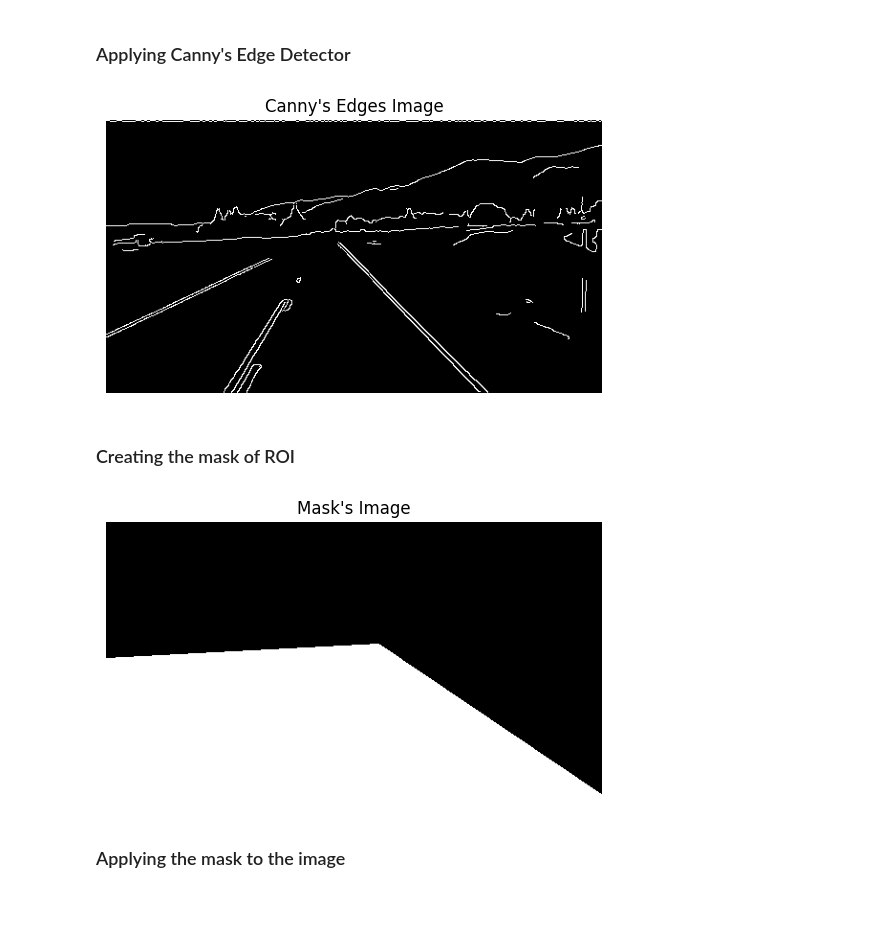
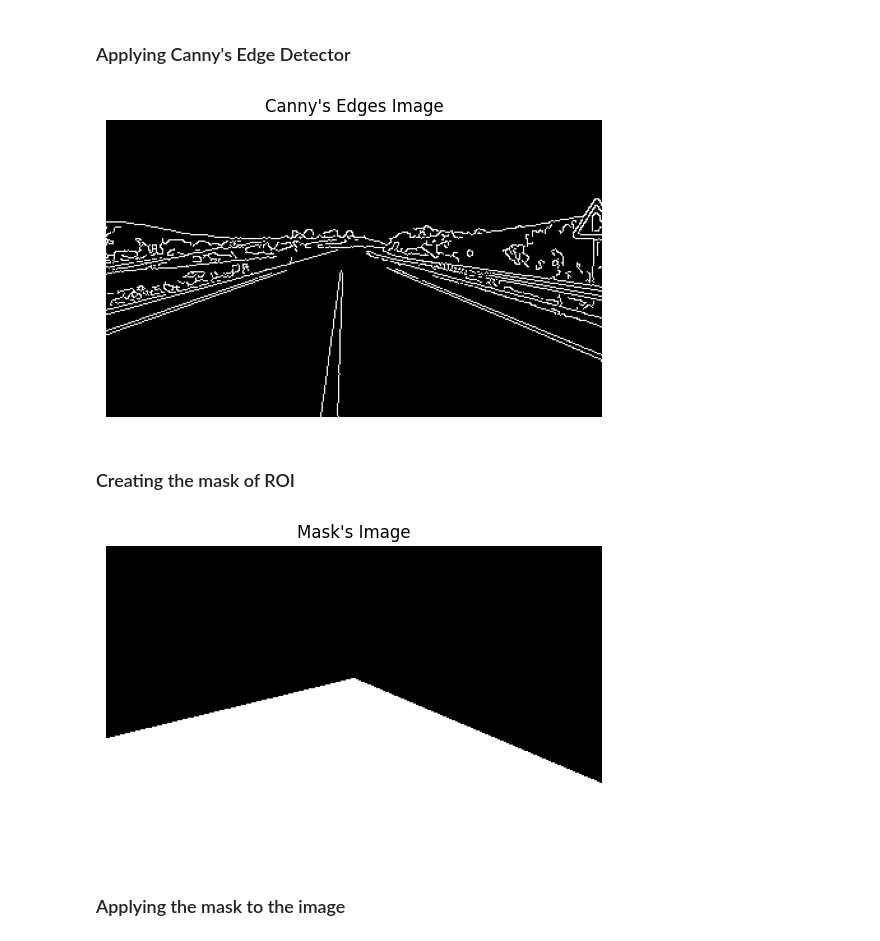
Before and after one commit to Amincsed26/Road-Lane-Detection-Using-Hough-Transform, a Jupyter notebook: lane-detection.ipynb, the cells around one changed output. Saved outputs shown, nothing was run; the diff lists cells and outputs as text; code cells hidden in the pictures; blank space fills up the shorter version.

```diff
--- a/lane-detection.ipynb
+++ b/lane-detection.ipynb
@@ -5,8 +5,9 @@ import numpy as np
 # %% [markdown]
 ### Reading Image
 # %%
-bgr = cv.imread('Road.png')
-plt.imshow(bgr)
-plt.title("Original Image (BGR)")
-plt.axis('off')
-plt.show()
+#bgr = cv.imread('Road.png')
+bgr = cv.imread('R1.png')
+#plt.imshow(bgr)
+#plt.title("Original Image (BGR)")
+#plt.axis('off')
+#plt.show()
@@ -24,0 +24,6 @@ plt.show()
+# %%
+gray = cv.cvtColor(rgb, cv.COLOR_BGR2GRAY)
+plt.imshow(gray, cmap="gray")
+plt.title("Gray Scale Image")
+plt.axis('off')
+plt.show()
@@ -25,8 +32,8 @@ plt.show()
 # %% [markdown]
 #### Applying Median Filter
 # %%
-smoothed = cv.medianBlur(rgb, 3)
-plt.imshow(smoothed)
+smoothed = cv.medianBlur(gray, 3)
+plt.imshow(smoothed, cmap="gray")
 plt.title("Smoothed Image")
 plt.axis('off')
 plt.show()
@@ -41,27 +48,36 @@ plt.title("Canny's Edges Image")
 plt.axis('off')
 plt.show()
 # %% [output]
-[figure, old version]
+[figure, new version]
 # %% [markdown]
 ### Creating the mask of ROI
 # %%
 h, w = canny.shape
+"""
 v = np.array([[
     (0, h),
     (0, int(0.5 * h)),
     (int(0.55 * w), int(0.45 * h)),
+    (w, h)
+]])
+"""
+v = np.array([[
+    (0, h),
+    (0, int(0.65 * h)),
+    (int(0.5 * w), int(0.45 * h)),
+    (w, int(0.8 * h)),
     (w, h)
 ]])
 
 mask = np.zeros_like(canny)
 cv.fillPoly(mask, v, 255)
 
 plt.imshow(mask,  cmap='gray')
 plt.title("Mask's Image")
 plt.axis('off')
 plt.show()
 # %% [output]
-[figure, old version]
+[figure, new version]
 # %% [markdown]
 ### Applying the mask to the image
 # %%
```
Also changed, not shown: parts of 9 cells of this notebook, 2 other files.
